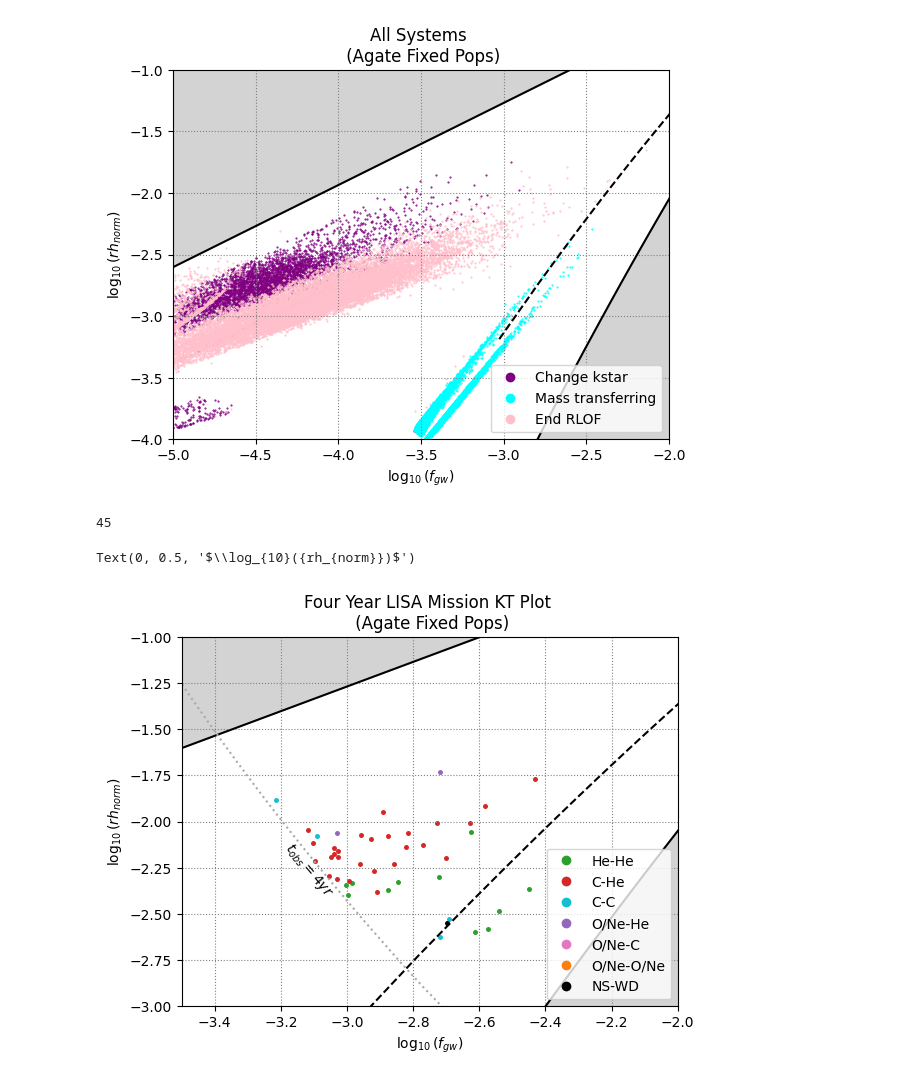
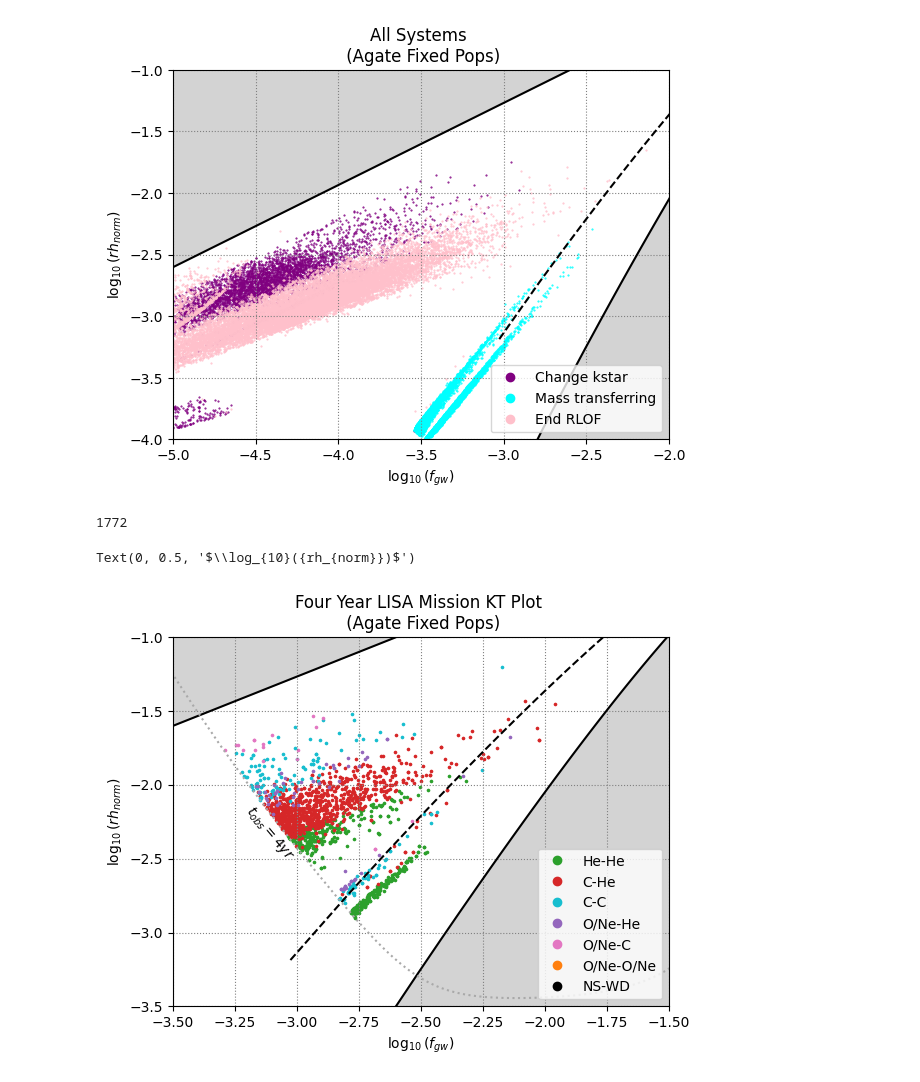
Before and after one commit to 3-3-3/KT, a Jupyter notebook: Example_SNR.ipynb, the cells around one changed output. Drawn from its saved outputs; the diff is of its cells as text; code cells hidden in the pictures.

Commit message:
Baby Galaxy

```diff
--- a/Example_SNR.ipynb
+++ b/Example_SNR.ipynb
@@ -16,8 +13,8 @@ import astropy.constants as ac
 import warnings
 warnings.filterwarnings('ignore')
 # %%
-base_dir = 'Agate/NS_Pops'
-f_path = os.path.join(base_dir, 'NS_out.csv')
+base_dir = 'Agate/Baby_Galaxy'
+f_path = os.path.join(base_dir, 'baby_galaxy_out.csv')
 LISA_nc_path = os.path.join('Agate','LISA2018_esaSTD.csv')
 # %%
 df = pd.read_csv(f_path)
@@ -129,20 +126,20 @@ fig.savefig('All_Systems_evol_type.pdf')
 df = df[df.snr > 1]
 len(df)
 # %% [output]
-45
+1772
 # %%
 #...And with SNR analysis
 fig, ax = plt.subplots()
 KT.plot_boundaries(fig, ax)
-KT.plot_by_kstar(fig,ax,df,lw=2,s=10)
+KT.plot_by_kstar(fig,ax,df,lw=1.5,s=5)
 fig, ax = KT.snr_bound(fig,ax,log10_f,LISA_nc_path,t_observation=4,color='darkgrey')
 ax.grid(color='grey',ls='dotted')
-ax.set_xlim((-3.5,-2))
-ax.set_ylim((-3,-1))
-ax.text(-3.2,-2.40,r'$t_{obs}=4yr$',rotation=-50)
+ax.set_xlim((-3.5,-1.5))
+ax.set_ylim((-3.5,-1))
+ax.text(-3.22,-2.5,r'$t_{obs}=4yr$',rotation=-50)
 ax.set_title('Four Year LISA Mission KT Plot \n (Agate Fixed Pops)')
 ax.set_xlabel(r'$\log_{10}({f_{gw}})$')
 ax.set_ylabel(r'$\log_{10}({rh_{norm}})$')
 # %% [output]
 Text(0, 0.5, '$\\log_{10}({rh_{norm}})$')
-[figure, old version]
+[figure, new version]
```
Also changed, not shown: parts of 5 cells of this notebook, 3 other files.
